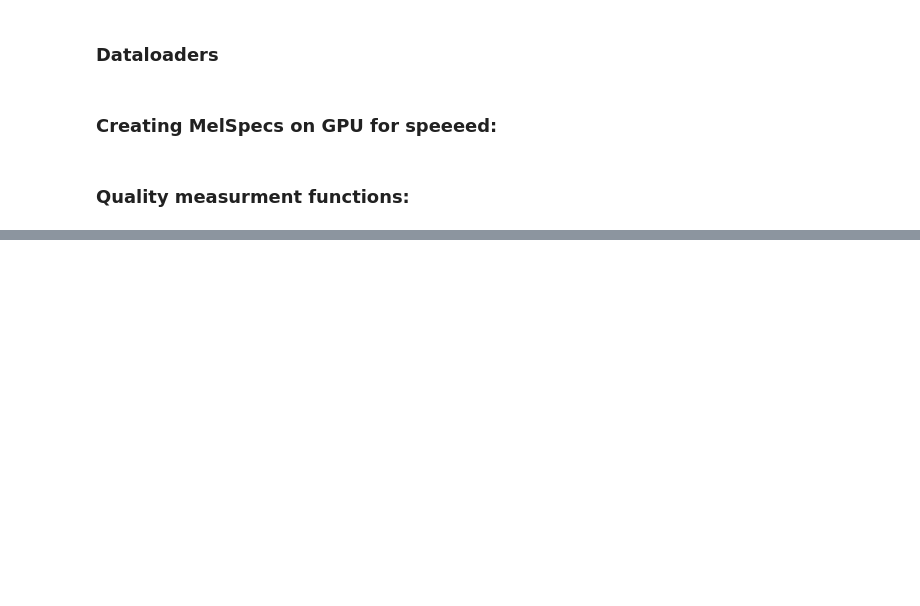
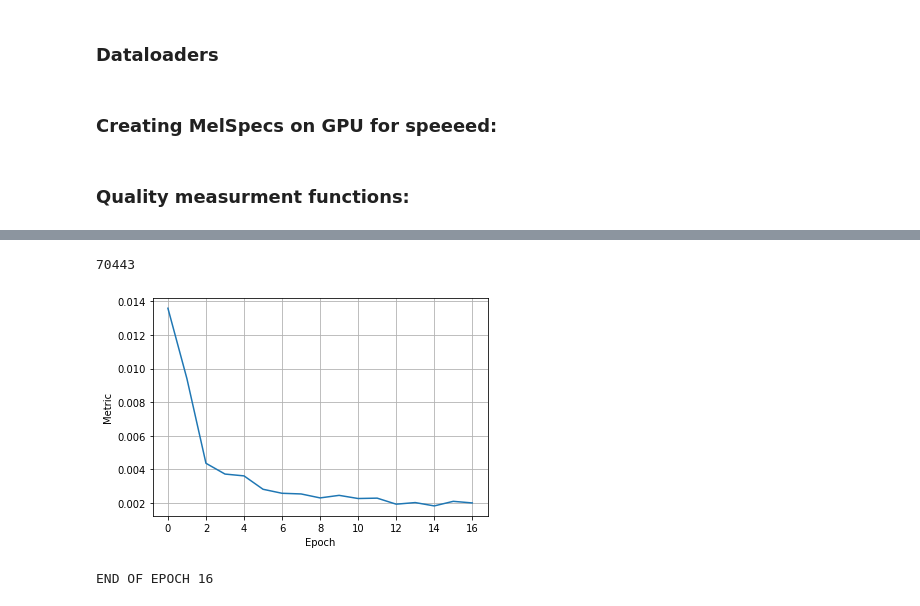
Before and after one commit to markovka17/dla, a Jupyter notebook: week06/seminar.ipynb, the cells around one changed output, grey strips where cells are left out. Drawn from its saved outputs; the diff is of its cells as text; code cells hidden in the pictures; blank space fills up the shorter version.

```diff
--- a/week06/seminar.ipynb
+++ b/week06/seminar.ipynb
@@ -153,8 +242,8 @@ class Collator:
 
 train_loader = DataLoader(train_set, batch_size=TaskConfig.batch_size,
                           shuffle=False, collate_fn=Collator(),
-                          sampler=train_sampler)
-#                           num_workers=2, pin_memory=True)
+                          sampler=train_sampler,
+                          num_workers=2, pin_memory=True)
 
 val_loader = DataLoader(val_set, batch_size=TaskConfig.batch_size,
                         shuffle=False, collate_fn=Collator(),
@@ -163,14 +252,19 @@ val_loader = DataLoader(val_set, batch_size=TaskConfig.batch_size,
 # %% [markdown]
 ### Creating MelSpecs on GPU for speeeed:
 # %%
-class LogMelspec():
+class LogMelspec:
 
     def __init__(self, is_train, config):
         # with augmentations
         if is_train:
             self.melspec = nn.Sequential(
                 torchaudio.transforms.MelSpectrogram(
-                    sample_rate=config.sample_rate,  n_mels=config.n_mels),
+                    sample_rate=config.sample_rate,
+                    n_fft=400,
+                    win_length=400,
+                    hop_length=160,
+                    n_mels=config.n_mels
+                ),
                 torchaudio.transforms.FrequencyMasking(freq_mask_param=15),
                 torchaudio.transforms.TimeMasking(time_mask_param=35),
             ).to(config.device)
@@ -179,6 +273,9 @@ class LogMelspec():
         else:
             self.melspec = torchaudio.transforms.MelSpectrogram(
                 sample_rate=config.sample_rate,
+                n_fft=400,
+                win_length=400,
+                hop_length=160,
                 n_mels=config.n_mels
             ).to(config.device)
 
@@ -315,7 +391,7 @@ class FullModel(nn.Module):
 # %%
 def train_epoch(model, opt, loader, log_melspec, device):
     model.train()
-    for i, (batch, labels) in tqdm(enumerate(loader)):
+    for i, (batch, labels) in tqdm(enumerate(loader), total=len(loader)):
         batch, labels = batch.to(device), labels.to(device)
         batch = log_melspec(batch)
 
@@ -379,10 +457,11 @@ history = defaultdict(list)
 # %%
-CRNN_model = CRNN(TaskConfig)
-attn_layer = AttnMech(TaskConfig)
-full_model = FullModel(TaskConfig, CRNN_model, attn_layer)
-full_model = full_model.to(TaskConfig.device)
+config = TaskConfig()
+model = CRNN(config).to(config.device)
 
-print(full_model)
+print(model)
 
-opt = torch.optim.Adam(full_model.parameters(),
-                       lr=TaskConfig.learning_rate, weight_decay=TaskConfig.weight_decay)
+opt = torch.optim.Adam(
+    model.parameters(),
+    lr=config.learning_rate,
+    weight_decay=config.weight_decay
+)
@@ -389,20 +484,27 @@ opt = torch.optim.Adam(full_model.parameters(),
+# %%
+sum([p.numel() for p in model.parameters()])
+# %% [output]
+70443
 # %%
 # TRAIN
 
 for n in range(TaskConfig.num_epochs):
 
-    train_epoch(full_model, opt, train_loader,
-                melspec_train, TaskConfig.device)
+    train_epoch(model, opt, train_loader,
+                melspec_train, config.device)
 
-    au_fa_fr = validation(full_model, val_loader,
-                          melspec_val, TaskConfig.device)
+    au_fa_fr = validation(model, val_loader,
+                          melspec_val, config.device)
     history['val_metric'].append(au_fa_fr)
 
     clear_output()
     plt.plot(history['val_metric'])
     plt.ylabel('Metric')
     plt.xlabel('Epoch')
     plt.grid()
     plt.show()
 
     print('END OF EPOCH', n)
+# %% [output]
+[figure, added]
+END OF EPOCH 16
```
Also changed, not shown: parts of 23 cells of this notebook.
